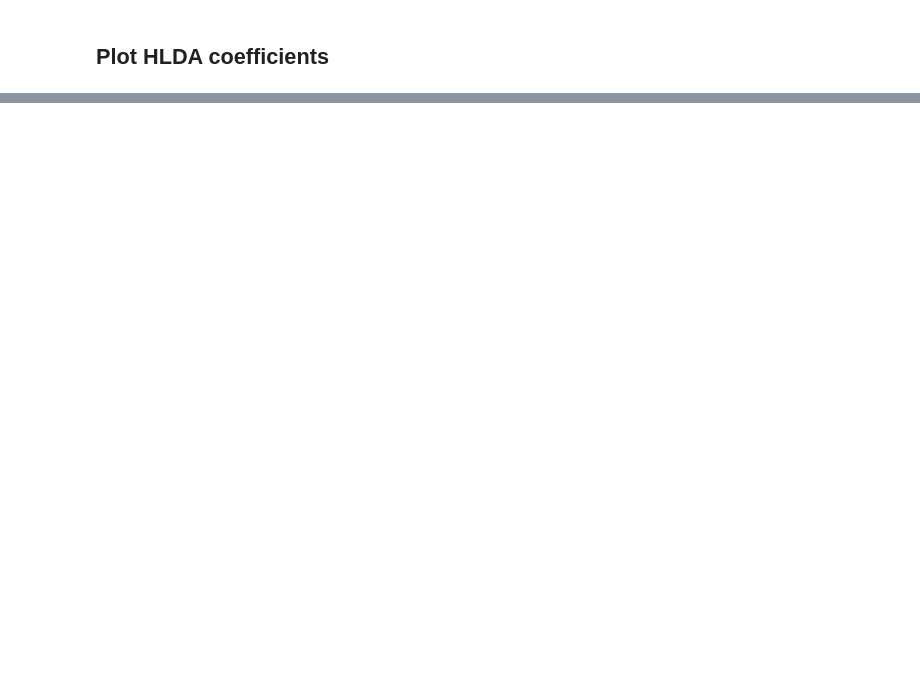
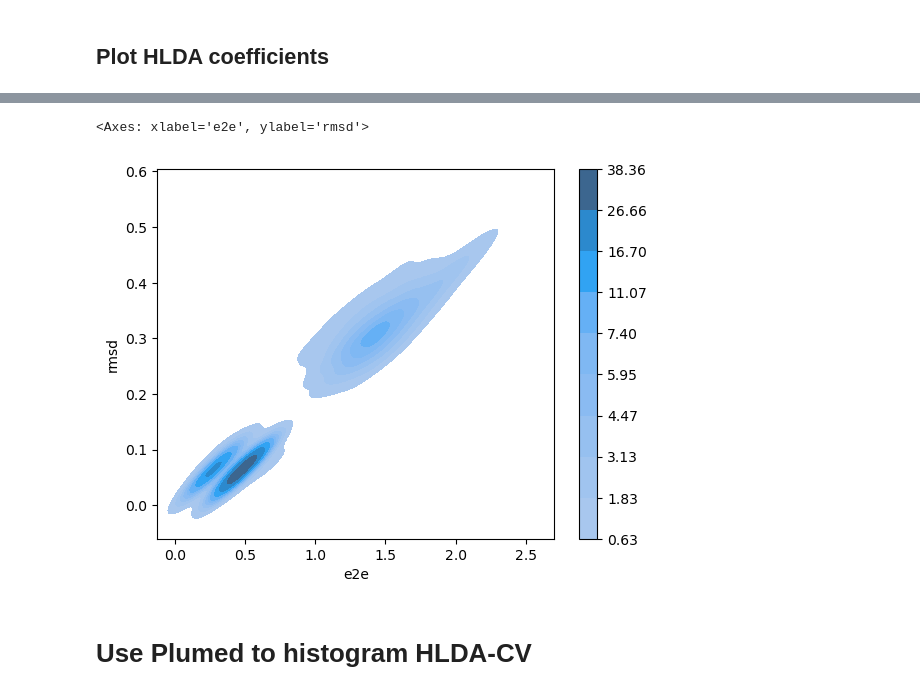
Before and after one commit to MendelsResearchGroup/chignolin_mutation, a Jupyter notebook: notebooks/[iz]load_and_simulate_cln025.ipynb, the cells around one changed output, grey strips where cells are left out. Cells and saved outputs as stored; diff of their text form; code cells hidden in the pictures; blank space fills up the shorter version.

```diff
--- a/notebooks/[iz]load_and_simulate_cln025.ipynb
+++ b/notebooks/[iz]load_and_simulate_cln025.ipynb
@@ -872,0 +951,15 @@ plt.show()
+# %%
+sns.kdeplot(
+    data=data_filter.iloc[::10,:],
+    x='e2e',
+    y='rmsd',
+    #hue='state',
+    cbar=True,
+    zorder=0,
+    fill=True,
+)
+# %% [output]
+<Axes: xlabel='e2e', ylabel='rmsd'>
+[figure, added]
+# %% [markdown]
+# Use Plumed to histogram HLDA-CV
```
Also changed, not shown: parts of 99 cells of this notebook, 2 other files.
